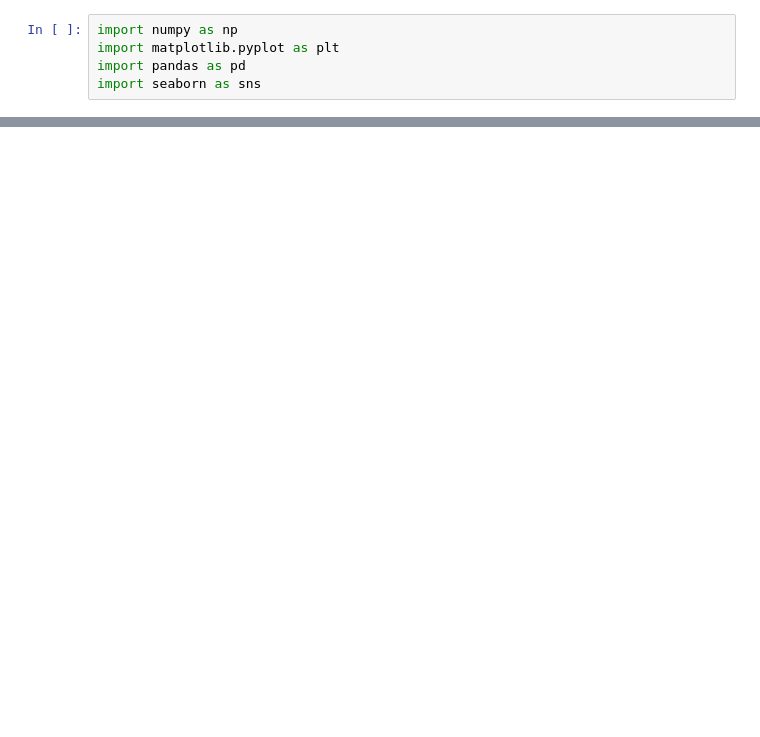
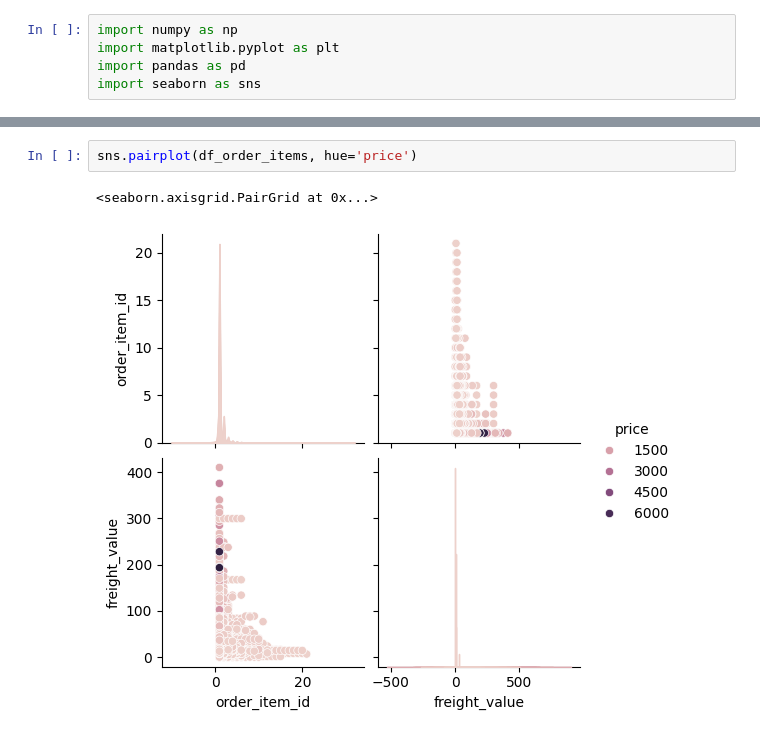
Before and after one commit to 955928/Analyse_Exploiratoire_et_Tableau_de_bord, a Jupyter notebook: Olist.ipynb, the cells around one changed output, grey strips where cells are left out. Drawn from its saved outputs; the diff is of its cells as text; blank space fills up the shorter version.

```diff
--- a/Olist.ipynb
+++ b/Olist.ipynb
@@ -38,0 +120,5 @@ Text(0.5, 1.0, 'Histogramme des Payment')
+# %%
+sns.pairplot(df_order_items, hue='price')
+# %% [output]
+<seaborn.axisgrid.PairGrid at 0x...>
+[figure, added]
```
Also changed, not shown: parts of 30 cells of this notebook, 1 other file.
